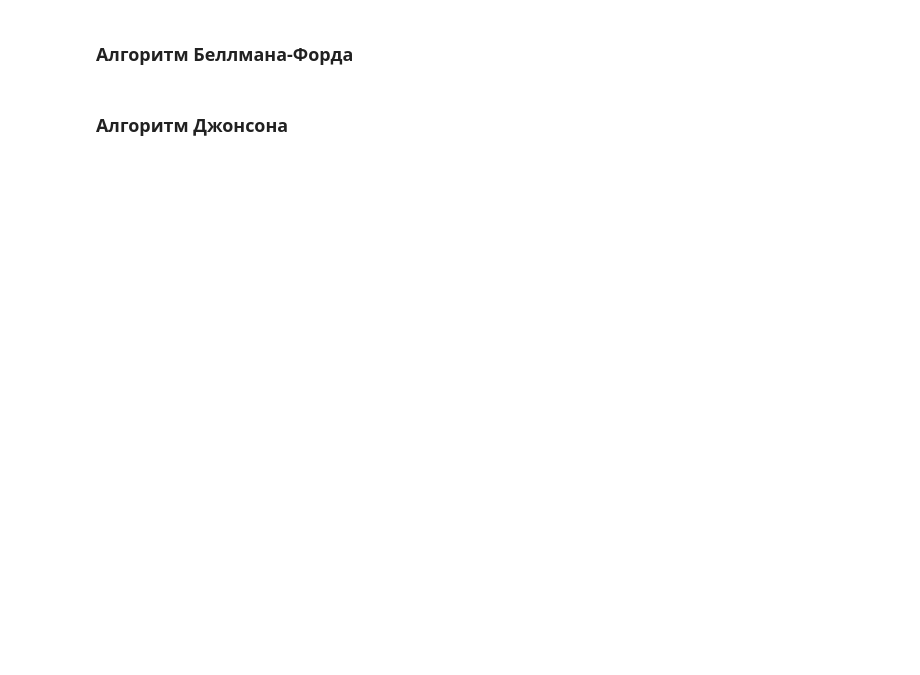
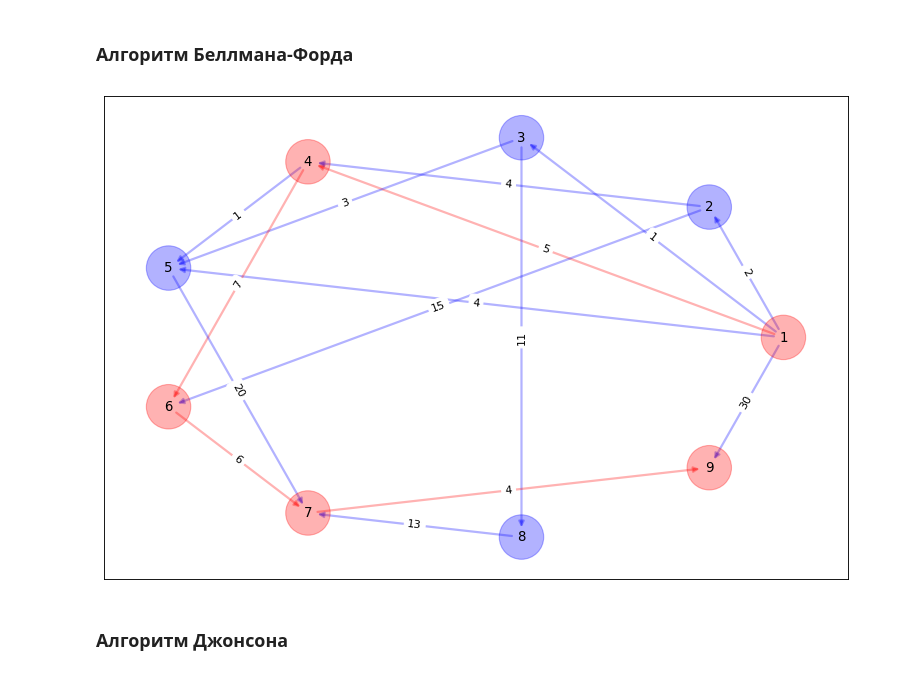
Before and after one commit to Filadrif/Data-Structures-and-Algorithms, a Jupyter notebook: labs/Lab6.ipynb, the cells around one changed output. Drawn from its saved outputs; the diff is of its cells as text; code cells hidden in the pictures; blank space fills up the shorter version.

```diff
--- a/labs/Lab6.ipynb
+++ b/labs/Lab6.ipynb
@@ -150,4 +187,51 @@ create_graph(graph, matrix, way = dijkstra_way(adj_matrix, start - 1, end - 1))
 # %% [markdown]
 ### Алгоритм Беллмана-Форда
+# %%
+def bellman_ford_path(matrix, start, end):
+    edges = []
+    for i in range(len(matrix)):
+        for j in range(len(matrix)):
+            if i != j and matrix[i][j] < math.inf:
+                edges.append((i,j,matrix[i][j]))
+
+    start -= 1
+    end -= 1
+    from_pos = 0
+    to_pos = 1
+    edge_length = 2
+
+    d = [math.inf] * len(matrix)
+    d[start] = 0
+    p = [-1] * len(matrix)
+    while True:
+        flag = False;
+        for j in range(len(edges)):
+            if d[edges[j][from_pos]] < math.inf:
+                if d[edges[j][to_pos]] > d[edges[j][from_pos]] + edges[j][edge_length]:
+                    d[edges[j][to_pos]] = d[edges[j][from_pos]] + edges[j][edge_length]
+                    p[edges[j][to_pos]] =  edges[j][from_pos]
+                    flag = True;
+
+        if not flag:
+            break
+
+    if d[end] == math.inf:
+        return [], d
+    else:
+        path = []
+        cur = end
+        while cur != -1:
+            path.append(cur)
+            cur=p[cur]
+        for i in range(len(path)):
+            path[i] += 1
+        return path[::-1], d
+
+start = 1
+end = 9
+res = bellman_ford_path(copy.deepcopy(adj_matrix), start, end)
+create_graph(graph, matrix, way = res[0])
+# %% [output]
+[figure, added]
 # %% [markdown]
 ### Алгоритм Джонсона
```
Also changed, not shown: parts of 9 cells of this notebook.
